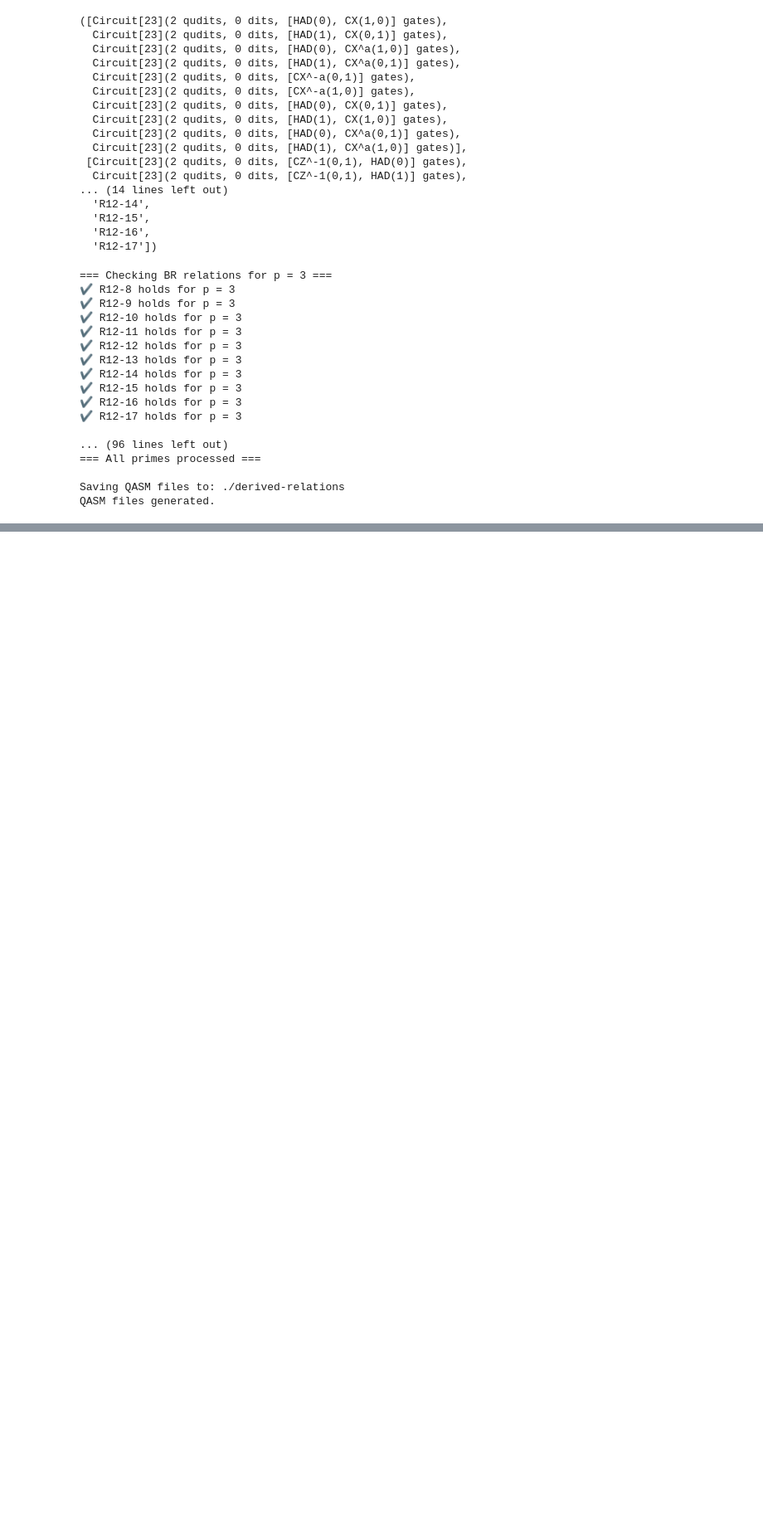
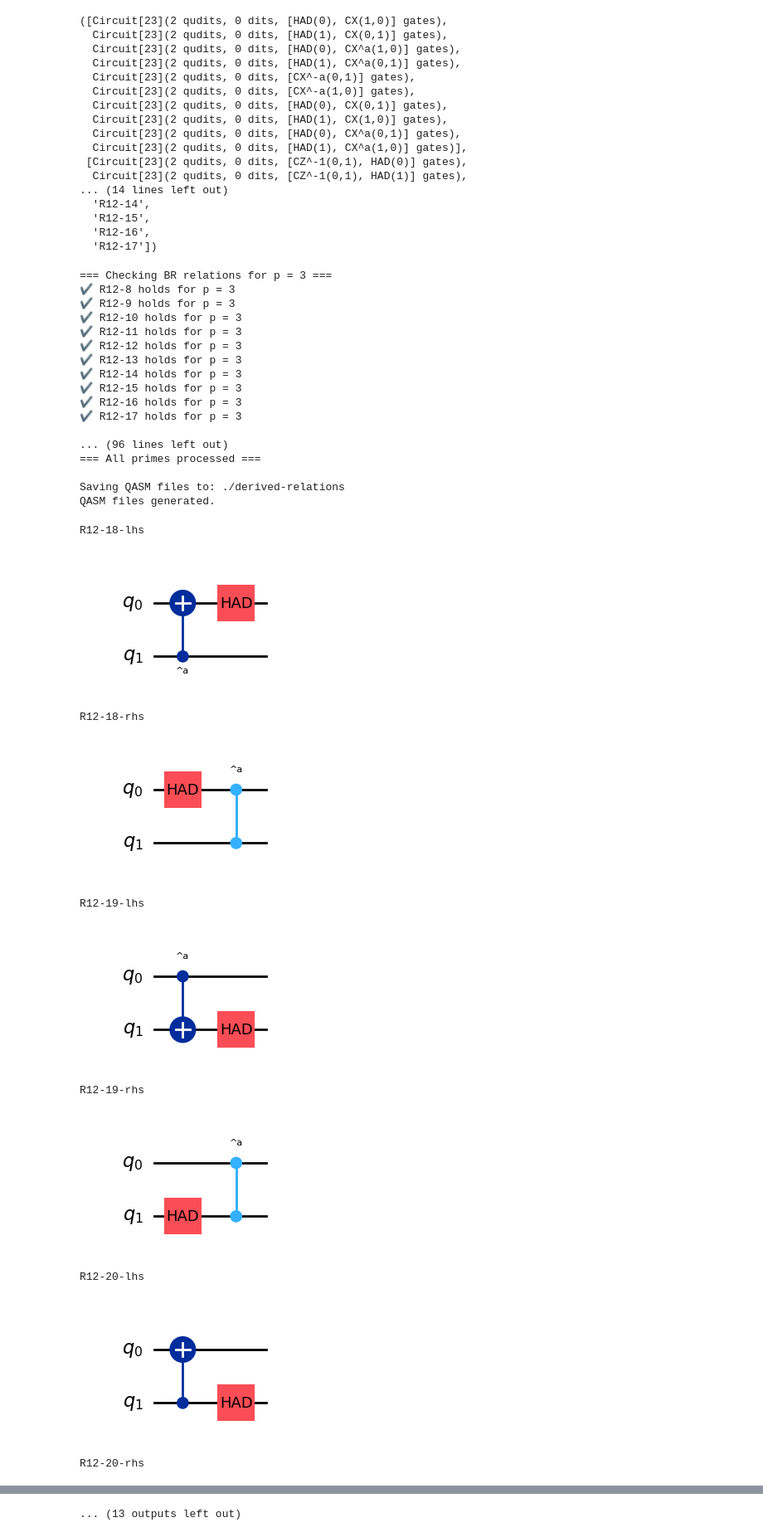
Before and after one commit to SarahMMMLi/QuditClifford, a Jupyter notebook: notebooks/DerivedRelations-Soundness.ipynb, the cells around one changed output, grey strips where cells are left out. Shown at 83% size. Cells and saved outputs as stored; diff of their text form; code cells hidden in the pictures; blank space fills up the shorter version.

```diff
--- a/notebooks/DerivedRelations-Soundness.ipynb
+++ b/notebooks/DerivedRelations-Soundness.ipynb
@@ -2564,0 +2649,14 @@ QASM files generated.
+# %%
+generate_H_XC_generalised(23)
+# %% [output]
+R12-18-lhs
+[figure, added]
+R12-18-rhs
+[figure, added]
+R12-19-lhs
+[figure, added]
+R12-19-rhs
+[figure, added]
+R12-20-lhs
+[figure, added]
+R12-20-rhs
@@ -2564,0 +2664 @@ QASM files generated.
+... (13 outputs left out)
```
Also changed, not shown: parts of 2 cells of this notebook, 12 other files.
